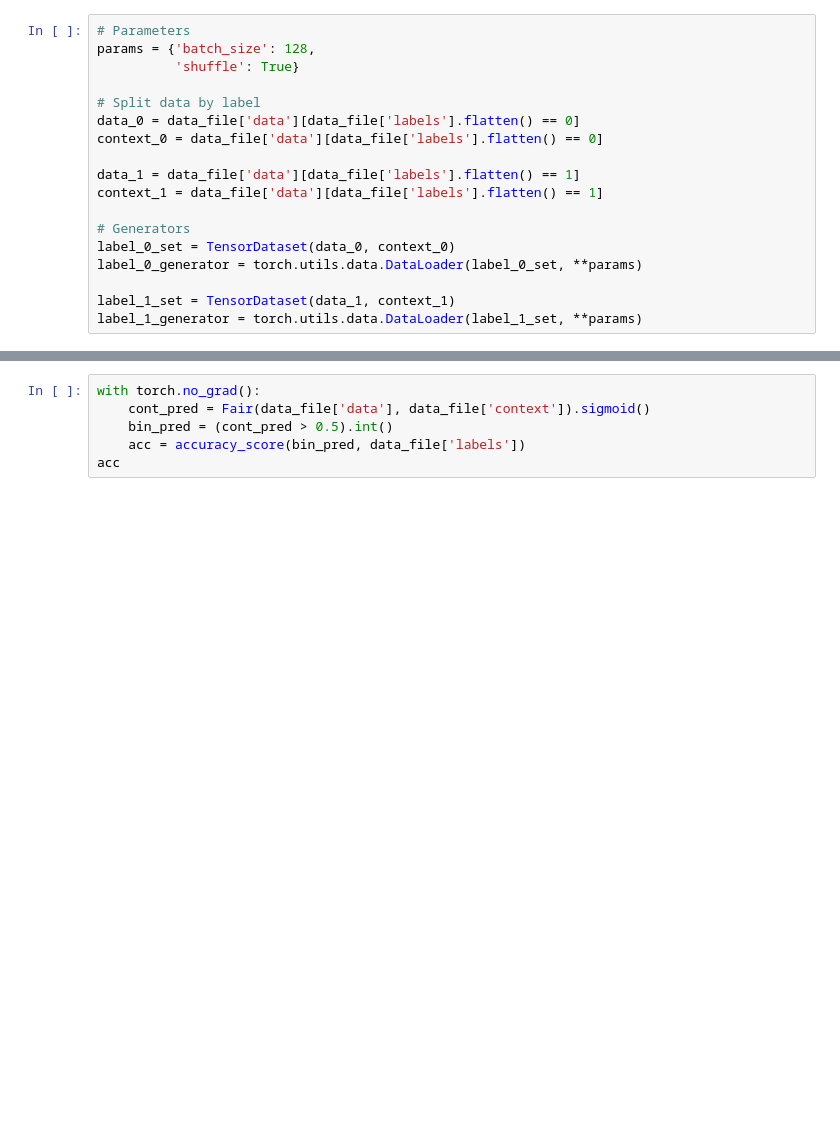
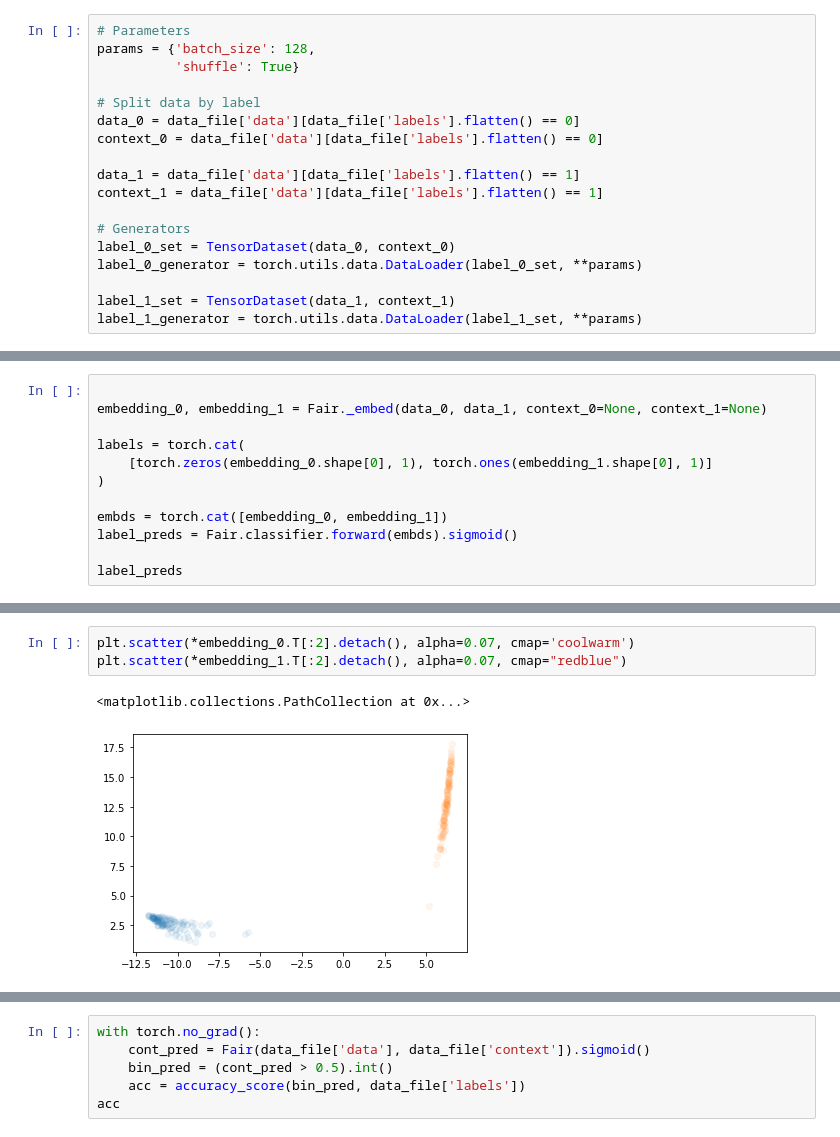
Before and after one commit to jtamanas/FNF4HEP, a Jupyter notebook: CrimeExample.ipynb, the cells around one changed output, grey strips where cells are left out. Cells and saved outputs as stored; diff of their text form; blank space fills up the shorter version.

```diff
--- a/CrimeExample.ipynb
+++ b/CrimeExample.ipynb
@@ -291,0 +86,12 @@ plt.show()
+# %%
+
+embedding_0, embedding_1 = Fair._embed(data_0, data_1, context_0=None, context_1=None)
+
+labels = torch.cat(
+    [torch.zeros(embedding_0.shape[0], 1), torch.ones(embedding_1.shape[0], 1)]
+)
+
+embds = torch.cat([embedding_0, embedding_1])
+label_preds = Fair.classifier.forward(embds).sigmoid()
+
+label_preds
@@ -292,3 +116,9 @@ plt.show()
+# %%
+plt.scatter(*embedding_0.T[:2].detach(), alpha=0.07, cmap='coolwarm')
+plt.scatter(*embedding_1.T[:2].detach(), alpha=0.07, cmap="redblue")
+# %% [output]
+<matplotlib.collections.PathCollection at 0x...>
+[figure, added]
 # %%
 Fair.sample(2)
 # %% [output]
```
Also changed, not shown: parts of 6 cells of this notebook, 1 other file.
